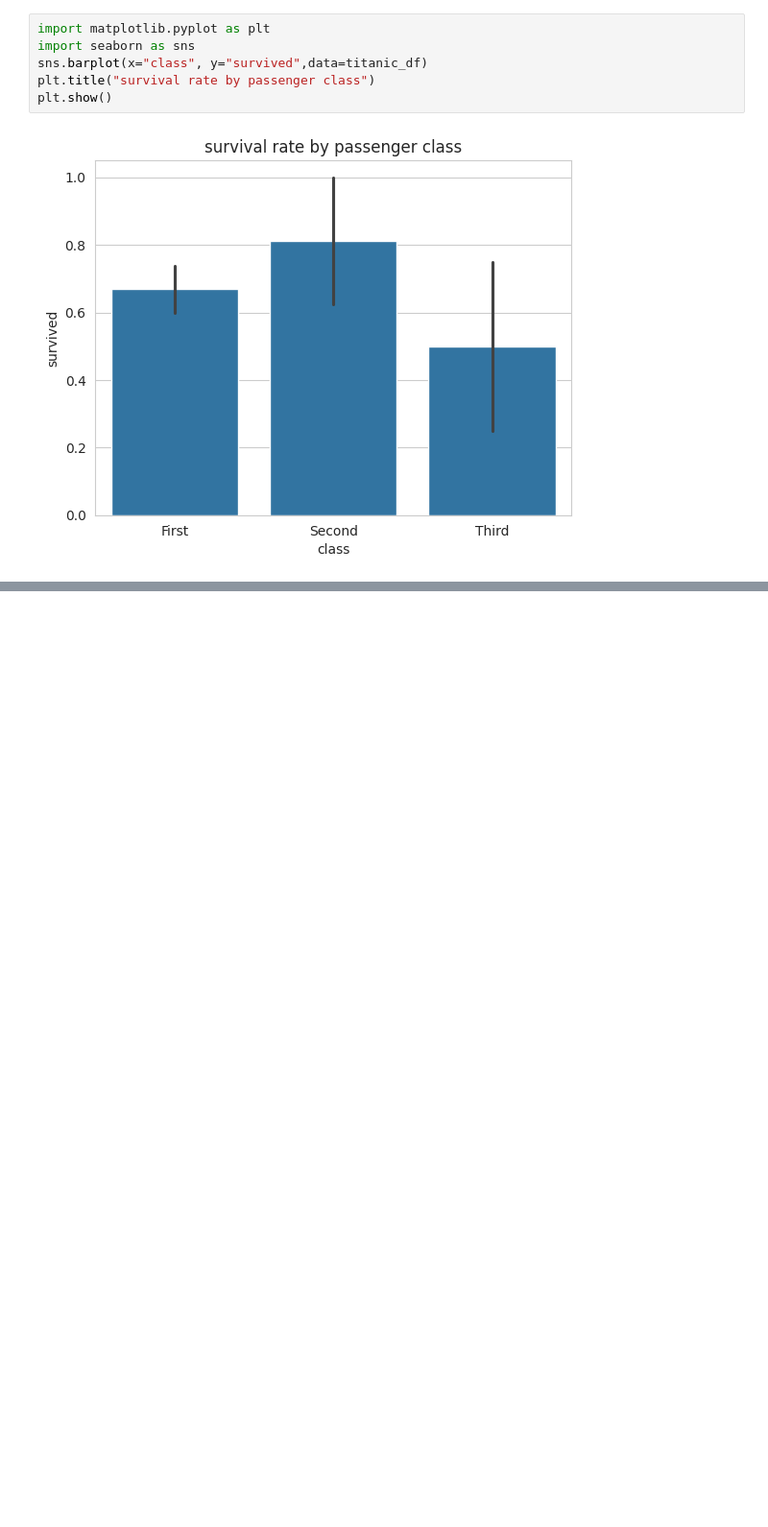
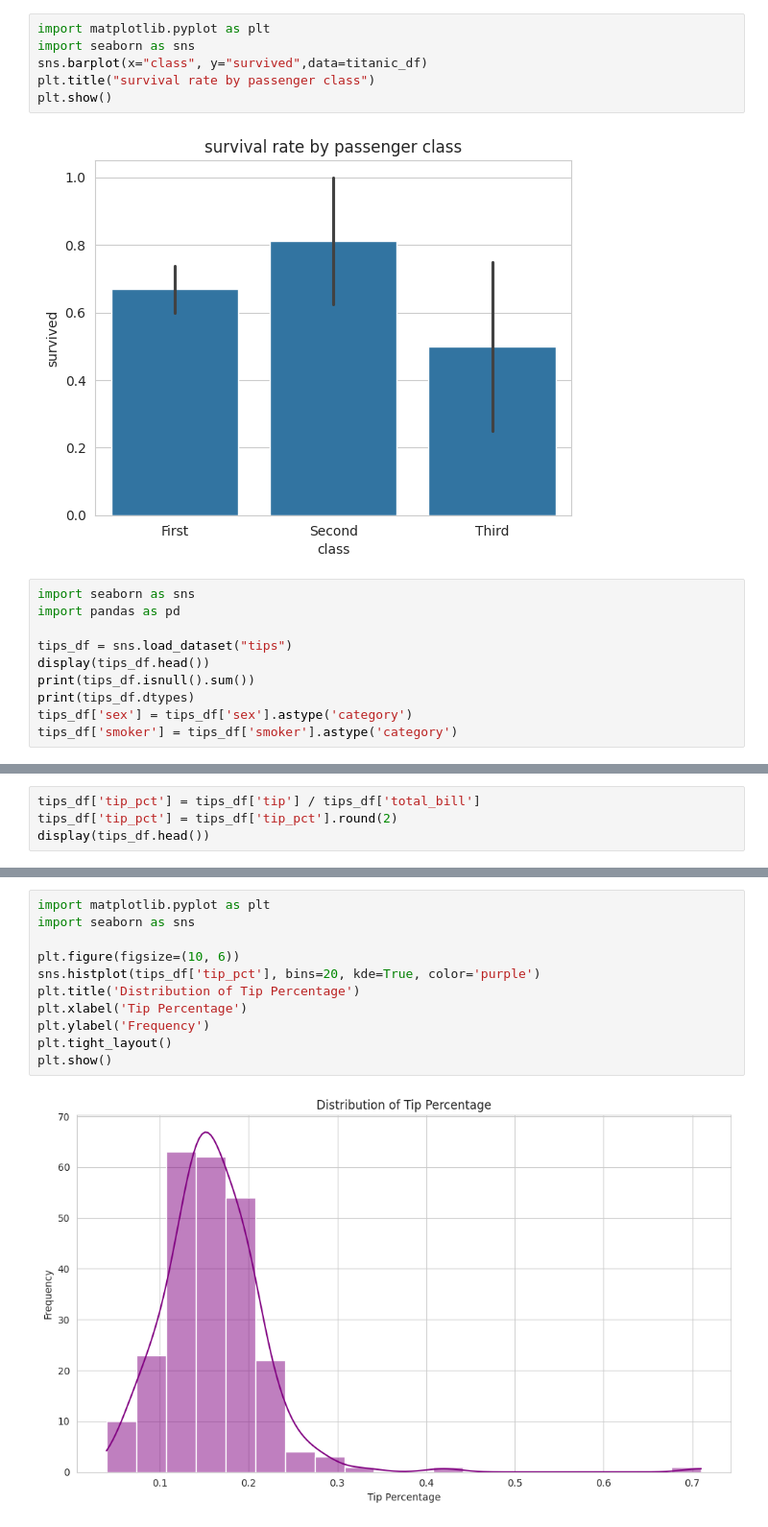
Before and after one commit to raja6294/Data_Analytics, a Jupyter notebook: test.ipynb, the cells around one changed output, grey strips where cells are left out. Shown at 96% size. Cells and saved outputs as stored; diff of their text form; blank space fills up the shorter version.

Commit message:
added different tip percentages occur in the dataset.

```diff
--- a/test.ipynb
+++ b/test.ipynb
@@ -179,3 +179,13 @@ plt.title("survival rate by passenger class")
 plt.show()
 # %% [output]
 [figure]
+# %%
+import seaborn as sns
+import pandas as pd
+
+tips_df = sns.load_dataset("tips")
+display(tips_df.head())
+print(tips_df.isnull().sum())
+print(tips_df.dtypes)
+tips_df['sex'] = tips_df['sex'].astype('category')
+tips_df['smoker'] = tips_df['smoker'].astype('category')
@@ -181,0 +215,4 @@ plt.show()
+# %%
+tips_df['tip_pct'] = tips_df['tip'] / tips_df['total_bill']
+tips_df['tip_pct'] = tips_df['tip_pct'].round(2)
+display(tips_df.head())
@@ -181,0 +226,13 @@ plt.show()
+# %%
+import matplotlib.pyplot as plt
+import seaborn as sns
+
+plt.figure(figsize=(10, 6))
+sns.histplot(tips_df['tip_pct'], bins=20, kde=True, color='purple')
+plt.title('Distribution of Tip Percentage')
+plt.xlabel('Tip Percentage')
+plt.ylabel('Frequency')
+plt.tight_layout()
+plt.show()
+# %% [output]
+[figure, added]
```
Also changed, not shown: parts of 2 cells of this notebook.
